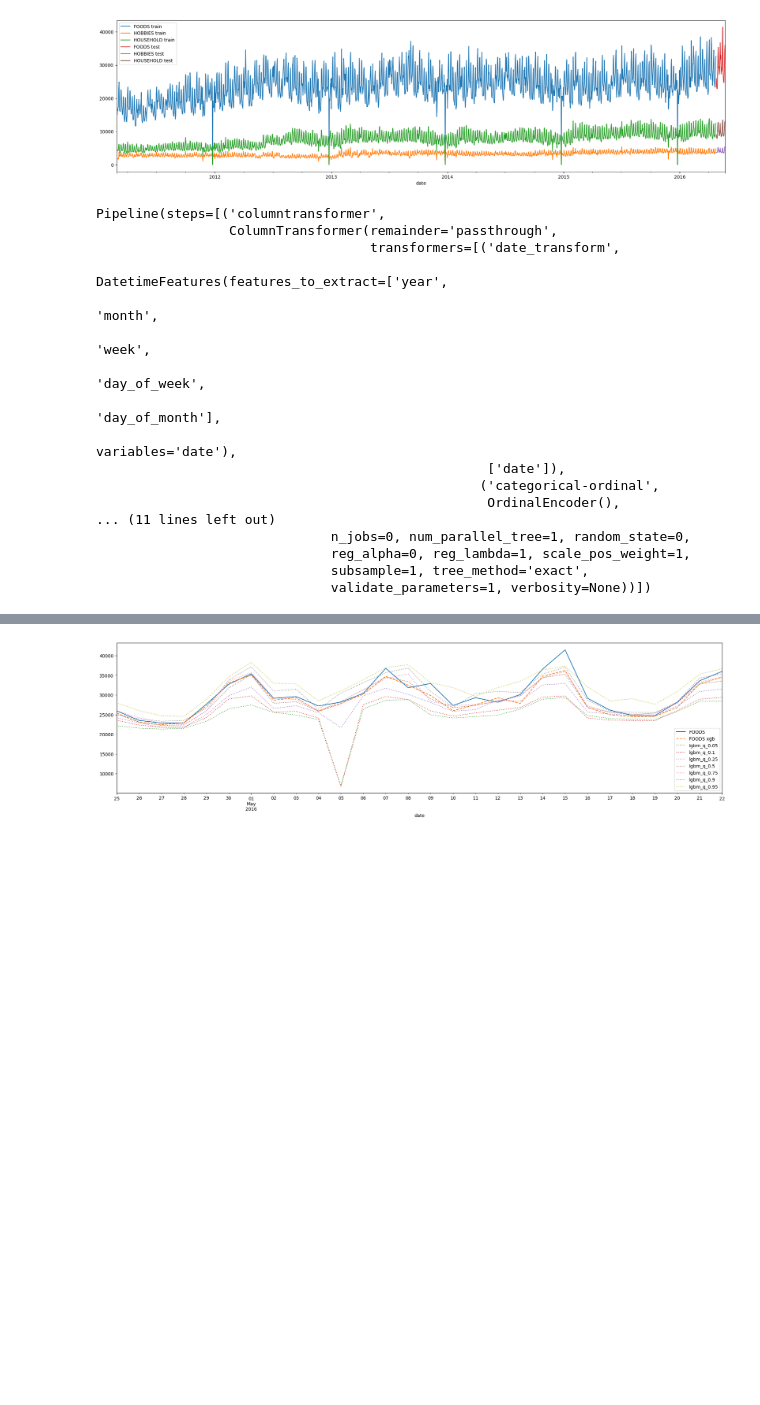
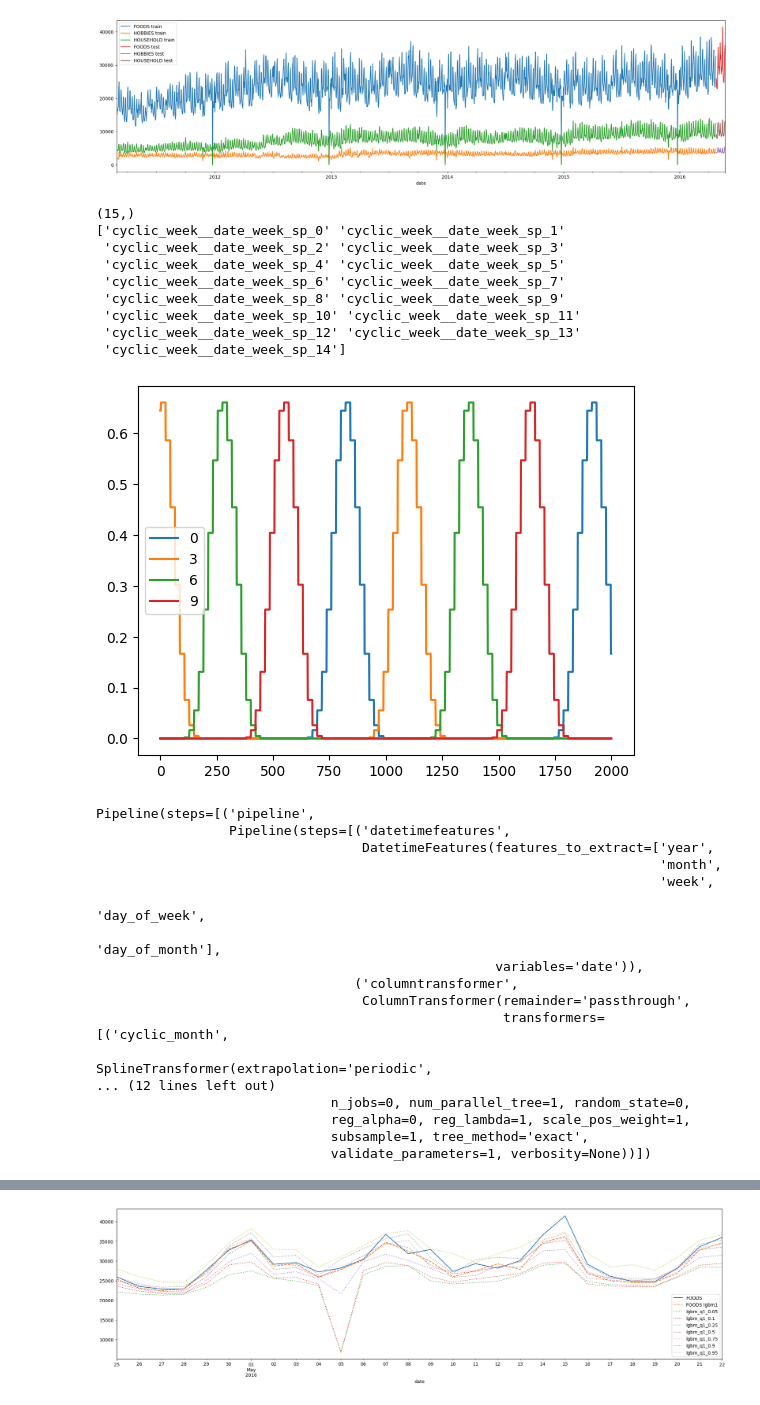
Before and after one commit to ignacio-marin/time-series-ml, a Jupyter notebook: nbs/walmart/cat_id_draft.ipynb, the cells around one changed output, grey strips where cells are left out. Drawn from its saved outputs; the diff is of its cells as text; code cells hidden in the pictures; blank space fills up the shorter version.

```diff
--- a/nbs/walmart/cat_id_draft.ipynb
+++ b/nbs/walmart/cat_id_draft.ipynb
@@ -35,6 +35,18 @@ def multi_ts_train_test_split(X, y, window_split): ## test_size equal to the tim
         X_train, X_test = X.loc[train_index], X.loc[test_index]
         y_train, y_test = y.loc[train_index], y.loc[test_index]
         return X_train, X_test, y_train, y_test
+
+def periodic_spline_transformer(period, n_splines=None, degree=3):
+    if n_splines is None:
+        n_splines = period
+    n_knots = n_splines + 1  # periodic and include_bias is True
+    return SplineTransformer(
+        degree=degree,
+        n_knots=n_knots,
+        knots=np.linspace(0, period, n_knots).reshape(n_knots, 1),
+        extrapolation='periodic',
+        include_bias=True,
+    )
 # %%
 targets = ['y_0', 'y_1', 'y_2', 'y_3', 'y_4', 'y_5', 'y_6', 'y_7','y_8', 'y_9', 'y_10', 'y_11', 'y_12', 'y_13']
 X_train, X_test, y_train, y_test = \
@@ -79,19 +106,51 @@ lgbm_quantile_pipeline_1 = make_pipeline(transformer,LGBMRegressor(alpha=quantil
+# %%
+
+transformer_3 = make_pipeline(
+    dt_transform,
+    ColumnTransformer(
+        transformers=[
+            # ('cyclic_month', periodic_spline_transformer(12, n_splines=6),  ['date_month'])
+            # ('cyclic_weekday', periodic_spline_transformer(7, n_splines=3), ['date_day_of_week']),
+            ('cyclic_week', periodic_spline_transformer(52, n_splines=12),  ['date_week'])
+        ],
+        remainder='drop',
+    )
+)
+
+X_transform = transformer_3.fit_transform(X_train[['date']])
+columns = transformer_3.get_feature_names_out()
+print(columns.shape)
+print(columns)
+pd.DataFrame(X_transform).iloc[:2000, 0:11:3].plot()
+plt.show()
+# %% [output]
+(15,)
+['cyclic_week__date_week_sp_0' 'cyclic_week__date_week_sp_1'
+ 'cyclic_week__date_week_sp_2' 'cyclic_week__date_week_sp_3'
+ 'cyclic_week__date_week_sp_4' 'cyclic_week__date_week_sp_5'
+ 'cyclic_week__date_week_sp_6' 'cyclic_week__date_week_sp_7'
+ 'cyclic_week__date_week_sp_8' 'cyclic_week__date_week_sp_9'
+ 'cyclic_week__date_week_sp_10' 'cyclic_week__date_week_sp_11'
+ 'cyclic_week__date_week_sp_12' 'cyclic_week__date_week_sp_13'
+ 'cyclic_week__date_week_sp_14']
+[figure, added]
 # %%
 xgb_pipeline_1.fit(X_train, y_train['y_0'])
+xgb_pipeline_2.fit(X_train, y_train['y_0'])
 # %% [output]
-Pipeline(steps=[('columntransformer',
-                 ColumnTransformer(remainder='passthrough',
-                                   transformers=[('date_transform',
-                                                  DatetimeFeatures(features_to_extract=['year',
-                                                                                        'month',
-                                                                                        'week',
-                                                                                        'day_of_week',
-                                                                                        'day_of_month'],
-                                                                   variables='date'),
-                                                  ['date']),
-                                                 ('categorical-ordinal',
-                                                  OrdinalEncoder(),
-... (11 lines left out)
+Pipeline(steps=[('pipeline',
+                 Pipeline(steps=[('datetimefeatures',
+                                  DatetimeFeatures(features_to_extract=['year',
+                                                                        'month',
+                                                                        'week',
+                                                                        'day_of_week',
+                                                                        'day_of_month'],
+                                                   variables='date')),
+                                 ('columntransformer',
+                                  ColumnTransformer(remainder='passthrough',
+                                                    transformers=[('cyclic_month',
+                                                                   SplineTransformer(extrapolation='periodic',
+... (12 lines left out)
                               n_jobs=0, num_parallel_tree=1, random_state=0,
                               reg_alpha=0, reg_lambda=1, scale_pos_weight=1,
                               subsample=1, tree_method='exact',
```
Also changed, not shown: parts of 9 cells of this notebook.
